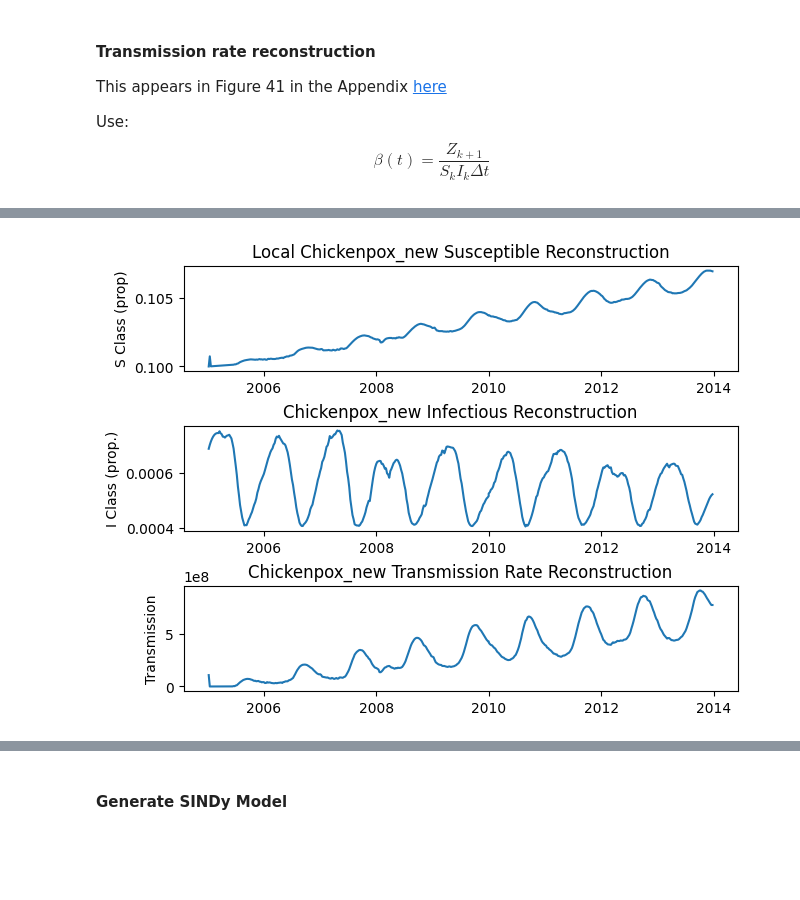
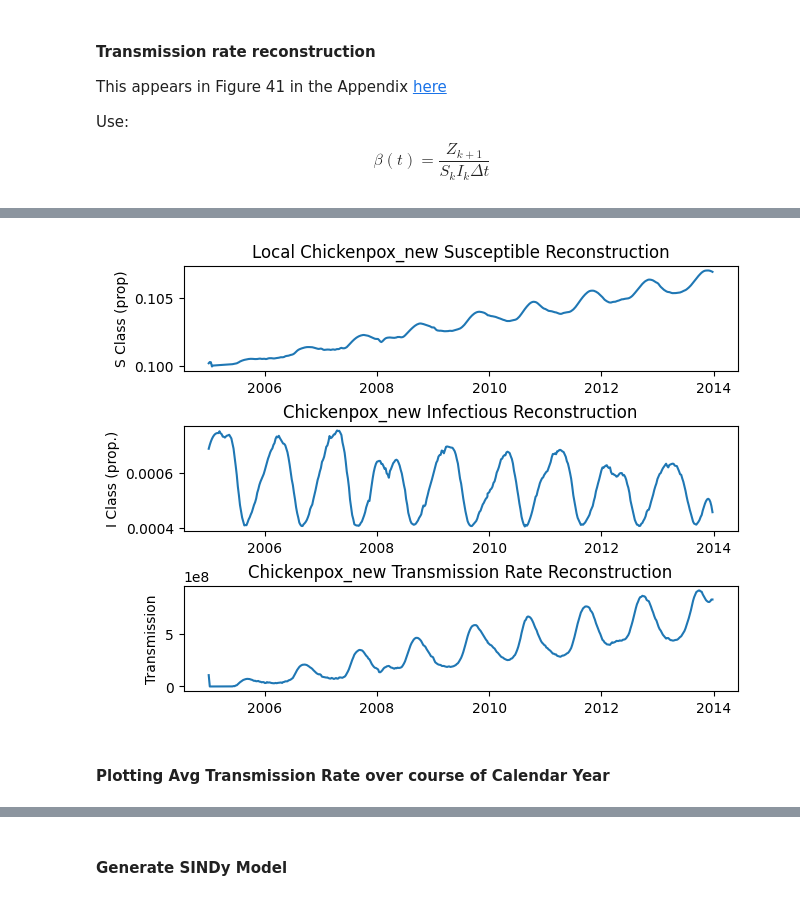
Before and after one commit to rdcarini/AMATH575, a Jupyter notebook: sindy_sandbox.ipynb, the cells around one changed output, grey strips where cells are left out. Saved outputs shown, nothing was run; the diff lists cells and outputs as text; code cells hidden in the pictures; blank space fills up the shorter version.

```diff
--- a/sindy_sandbox.ipynb
+++ b/sindy_sandbox.ipynb
@@ -1040,28 +999,0 @@ Name: week, Length: 467, dtype: Float64
-# %%
-hungary_chickenpox = load_dataset("chickenpox_new")
-
-hungary_chickenpox.head(4)
-increasing = np.array([])
-
-# Remove the rows where "week" is not montonically increasing:
-for i in range(0,len(hungary_chickenpox['week'])-1):
-    if hungary_chickenpox['week'].values[i] > hungary_chickenpox['week'].values[i+1]:
-        increasing = np.append(increasing,0)
-    else:
-        increasing = np.append(increasing,1)
-increasing = np.append(increasing,1)
-hungary_chickenpox['increasing'] = increasing
-hungary_chickenpox.loc[0,'increasing'] = 1
-print("The following rows have a non-increasing value for 'weeks':")
-print(hungary_chickenpox[hungary_chickenpox['increasing'] == 0])
-
-# rubella_data_nonan_inc = rubella_data_nonan.copy()
-
-# print("Swapping non-increasing data values...")
-# rubella_data_nonan_inc.iloc[[198]] = rubella_data_nonan.iloc[[199]]
-# rubella_data_nonan_inc.iloc[[199]] = rubella_data_nonan.iloc[[198]]
-
-# rubella_data_nonan_inc['increasing'] = np.where(rubella_data_nonan_inc['week'] > rubella_data_nonan_inc['week'].shift(), 1, 0)
-# rubella_data_nonan_inc.loc[0,'increasing'] = 1
-# print("The following rows have a non-increasing value for 'weeks' (should be empty):")
-# print(rubella_data_nonan_inc[rubella_data_nonan_inc['increasing'] == False])
@@ -1123,7 +1048,7 @@ def get_population_and_birth_fit(disease="measles", plt_results=False):
         ontario_population_growth_lin_fit = np.poly1d(np.polyfit(ontario_demographics["week"],ontario_demographics["pop"],1))
         P = ontario_population_growth_lin_fit(rubella_data["week"])
 
-        ontario_birth_data_lin_fit = np.poly1d(npps.polyfit(ontario_birth_data["week"],ontario_birth_data["births"],1))
+        ontario_birth_data_lin_fit = np.poly1d(np.polyfit(ontario_birth_data["week"],ontario_birth_data["births"],1))
         B = ontario_birth_data_lin_fit(rubella_data["week"])
 
         if plt_results:
@@ -1371,7 +1306,7 @@ def generate_local_susceptible(disease = "rubella", plt_results=False):
         # f is the Gaussian kernal's bandwidth parameter
         # this should be chosen to be the value where the SSE
         # of both the local and global Susceptible estimations intersect
-        f = 0.3
+        f = 0.4
 
     elif disease.lower() == "chickenpox":
         dataset = load_dataset("chickenpox")
@@ -1415,8 +1350,8 @@ def generate_local_susceptible(disease = "rubella", plt_results=False):
         S[i] = S0 + Z[i]
 
     local_susceptible = np.divide(S, P)
-    if disease.lower() != "chickenpox_new":
-        local_susceptible = savgol_filter(local_susceptible, 5, 2) # smooth Susceptible data, see https://github.com/jonathanhorrocks/SINDy-data/blob/99e927c59f44ca100ffcb15d21c9b0275289025a/Horrocks_Repo/utils/dataSweepSetup.m#L184
+    # if disease.lower() != "chickenpox_new":
+    local_susceptible = savgol_filter(local_susceptible, 5, 2) # smooth Susceptible data, see https://github.com/jonathanhorrocks/SINDy-data/blob/99e927c59f44ca100ffcb15d21c9b0275289025a/Horrocks_Repo/utils/dataSweepSetup.m#L184
 
     if plt_results:
         fig, ((ax1)) = plt.subplots(1, 1, layout="constrained")
@@ -1516,6 +1451,8 @@ def transmission_rate_reconstruction(disease = "rubella", plt_results=False):
     for i in range(0,N-1):
         beta[i] = Z[i+1] / (susceptible[i] * infectious[i] * float(1))
     beta[N-1] = beta[N-2]
+    if disease.lower() == "rubella":
+        beta = savgol_filter(beta, 20, 2) # smooth rubella transmission data -- appears particularly noisy
     # for i in range(0,N):
     #     beta[i] = alpha[i] * dataset["cases"].values[i] / (susceptible[i] * infectious[i])
 
@@ -1547,7 +1498,9 @@ def transmission_rate_reconstruction(disease = "rubella", plt_results=False):
 # %%
-_, _, beta = transmission_rate_reconstruction("chickenpox_new", True)
+_, _, beta_hungary_chickenpox = transmission_rate_reconstruction("chickenpox_new", True)
 # %% [output]
-[figure, old version]
+[figure, new version]
+# %% [markdown]
+#### Plotting Avg Transmission Rate over course of Calendar Year
 # %%
 def get_calendar_from_transmission(beta, num_years):
     weeks_per_year = 52
```
Also changed, not shown: parts of 16 cells of this notebook.
